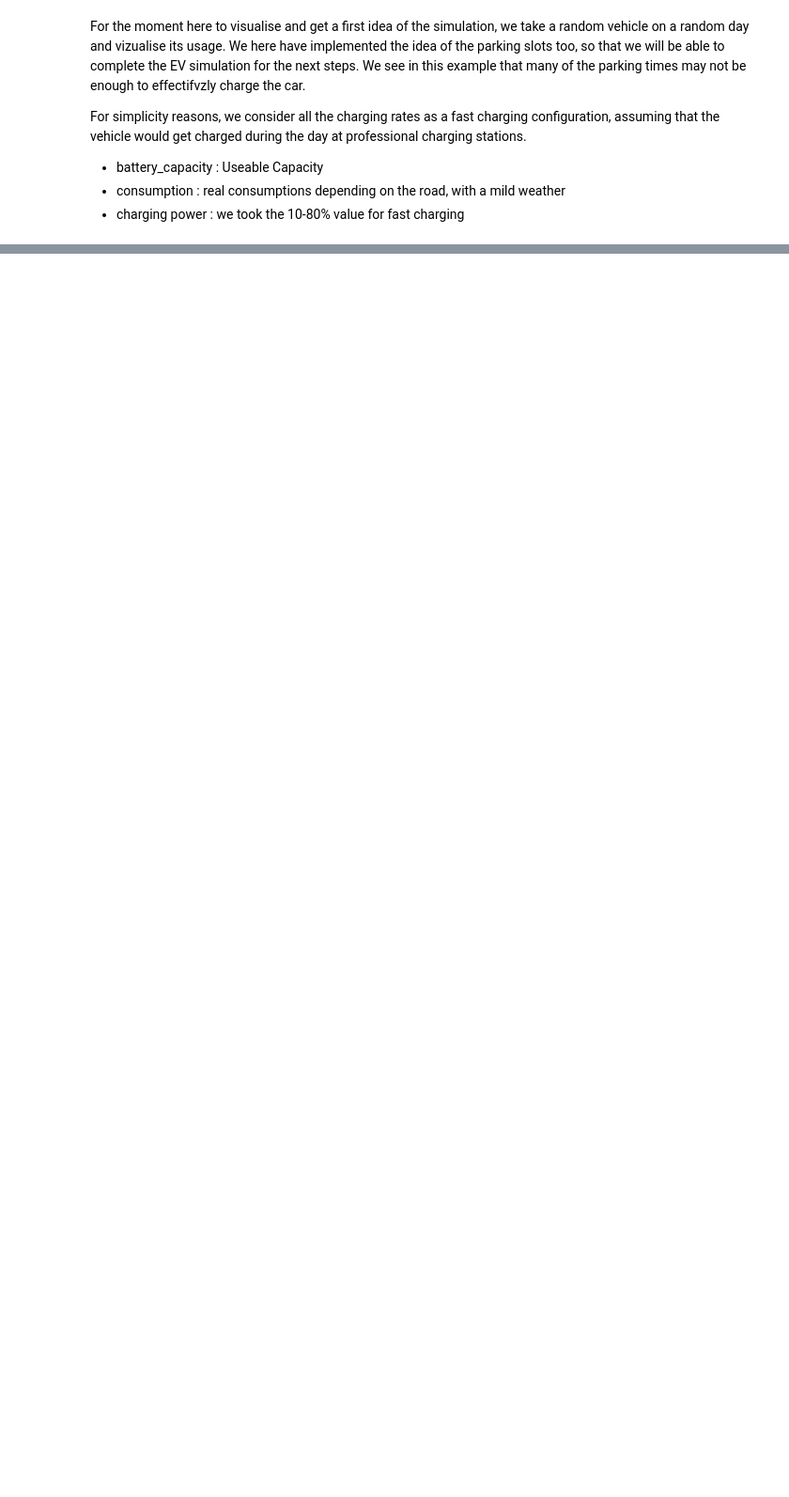
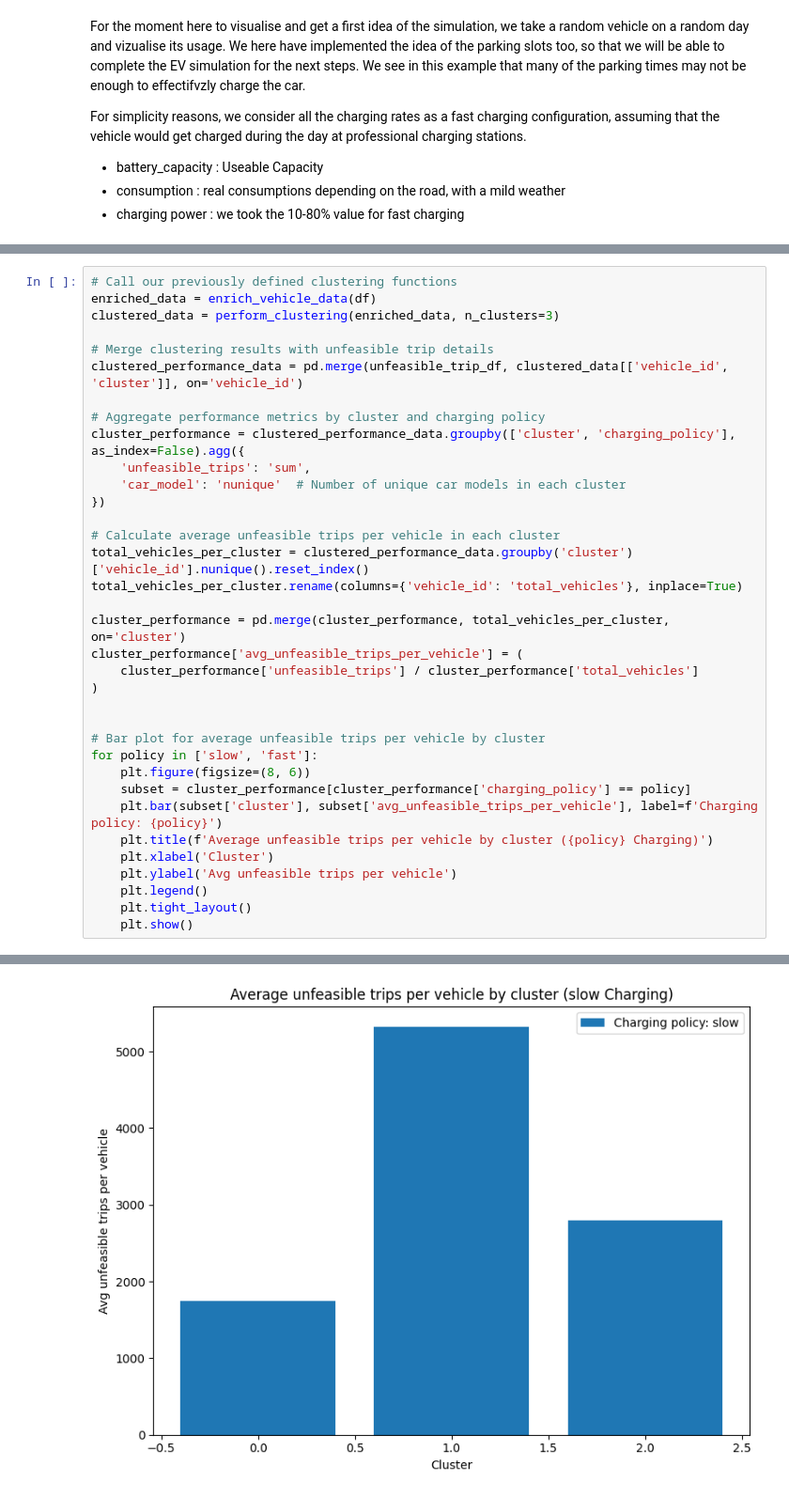
Before and after one commit to Djoulia/ICT4SM_lab3, a Jupyter notebook: main.ipynb, the cells around one changed output, grey strips where cells are left out. Shown at 94% size. Saved outputs shown, nothing was run; the diff lists cells and outputs as text; blank space fills up the shorter version.

```diff
--- a/main.ipynb
+++ b/main.ipynb
@@ -980,0 +971,36 @@ Six-Line Summary Table:
+# %%
+# Call our previously defined clustering functions
+enriched_data = enrich_vehicle_data(df)
+clustered_data = perform_clustering(enriched_data, n_clusters=3)
+
+# Merge clustering results with unfeasible trip details
+clustered_performance_data = pd.merge(unfeasible_trip_df, clustered_data[['vehicle_id', 'cluster']], on='vehicle_id')
+
+# Aggregate performance metrics by cluster and charging policy
+cluster_performance = clustered_performance_data.groupby(['cluster', 'charging_policy'], as_index=False).agg({
+    'unfeasible_trips': 'sum',
+    'car_model': 'nunique'  # Number of unique car models in each cluster
+})
+
+# Calculate average unfeasible trips per vehicle in each cluster
+total_vehicles_per_cluster = clustered_performance_data.groupby('cluster')['vehicle_id'].nunique().reset_index()
+total_vehicles_per_cluster.rename(columns={'vehicle_id': 'total_vehicles'}, inplace=True)
+
+cluster_performance = pd.merge(cluster_performance, total_vehicles_per_cluster, on='cluster')
+cluster_performance['avg_unfeasible_trips_per_vehicle'] = (
+    cluster_performance['unfeasible_trips'] / cluster_performance['total_vehicles']
+)
+
+
+# Bar plot for average unfeasible trips per vehicle by cluster
+for policy in ['slow', 'fast']:
+    plt.figure(figsize=(8, 6))
+    subset = cluster_performance[cluster_performance['charging_policy'] == policy]
+    plt.bar(subset['cluster'], subset['avg_unfeasible_trips_per_vehicle'], label=f'Charging policy: {policy}')
+    plt.title(f'Average unfeasible trips per vehicle by cluster ({policy} Charging)')
+    plt.xlabel('Cluster')
+    plt.ylabel('Avg unfeasible trips per vehicle')
+    plt.legend()
+    plt.tight_layout()
+    plt.show()
+# %% [output]
@@ -980,0 +1023 @@ Six-Line Summary Table:
+[figure, added]
```
Also changed, not shown: parts of 14 cells of this notebook.
